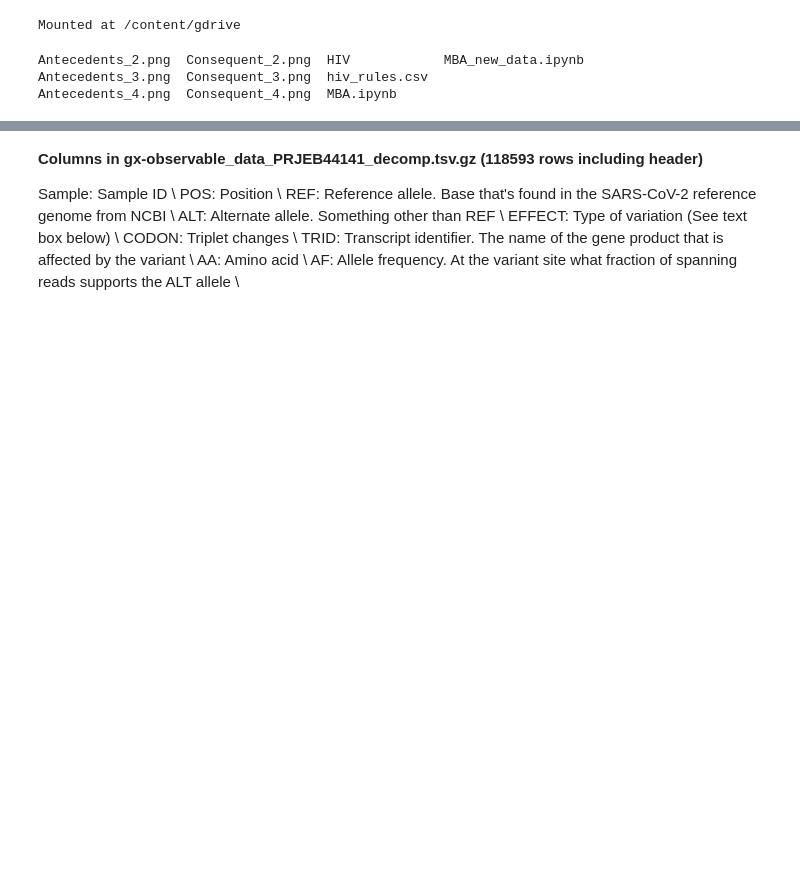
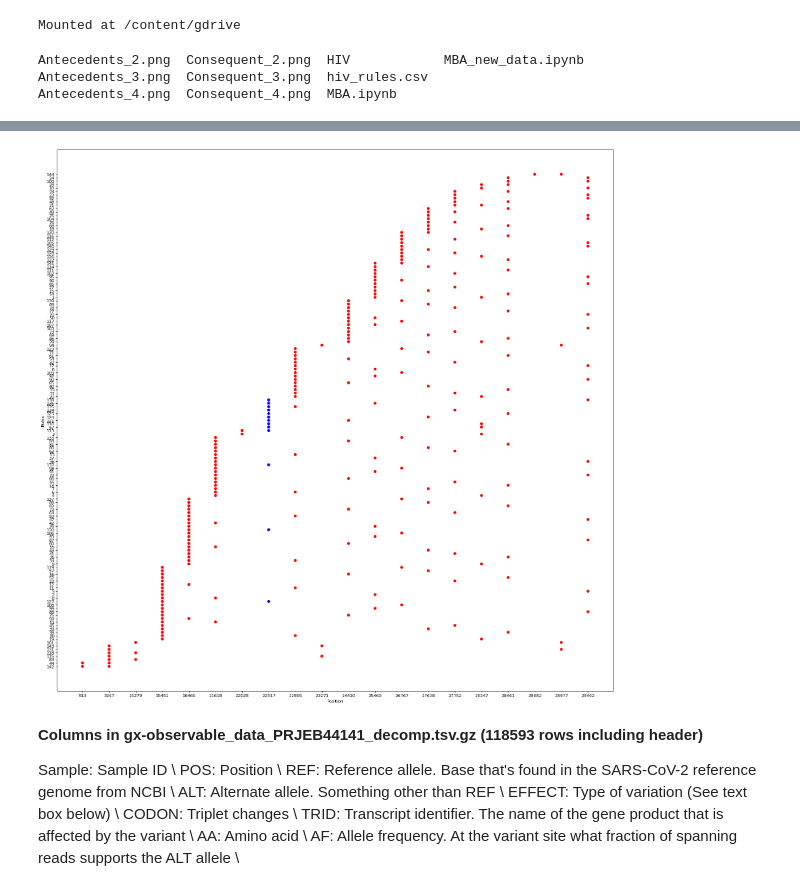
Before and after one commit to kxk302/MBA, a Jupyter notebook: MBA_new_data.ipynb, the cells around one changed output, grey strips where cells are left out. Cells and saved outputs as stored; diff of their text form; code cells hidden in the pictures; blank space fills up the shorter version.

```diff
--- a/MBA_new_data.ipynb
+++ b/MBA_new_data.ipynb
@@ -236,7 +268,7 @@ def get_association_rules(in_file, min_support=0.20, min_confidence=0.80, min_li
 
   return rules
 # %%
-pd.set_option('max_columns', 10, 'display.expand_frame_repr', False)
+pd.set_option('max_columns', 12, 'display.expand_frame_repr', False)
 pd.set_option('display.max_colwidth', None)
 
 effect = {
@@ -248,18 +280,84 @@ effect = {
     "FRAME_SHIFT": 6
 }
 
+def append_row_index_to_antecedents_lst(row):
+  ret_val = []
+  for x in row.antecedents_lst:
+    row_index_list = [row.rowIndex]
+    ret_val.append(row_index_list + x)
+  return ret_val
+
+def append_row_index_to_consequents_lst(row):
+  ret_val = []
+  for x in row.consequents_lst:
+    row_index_list = [row.rowIndex]
+    ret_val.append(row_index_list + x)
+  return ret_val
+
 rules = get_association_rules(in_file="https://github.com/kxk302/MBA/raw/new_data/data/gx-observable_data_PRJEB44141_decomp.tsv",
-                              min_support=0.250,
-                              min_confidence=0.800,
-                              min_lift=2.0,
-                              min_conviction=2.0,
-                              max_len=3,
+                              min_support=0.20,
+                              min_confidence=0.90,
+                              min_lift=2.00,
+                              min_conviction=2.00,
+                              max_len=2,
                               effect=effect)
 
 num_rules = rules.shape[0]
+print('\n\n')
 print('Number of rules: {}'.format(num_rules))
 print('Dataset association rules: ')
 rules = add_readable_rules(rules)
 rules.sort_values(by=["conviction"], ascending=False, inplace=True)
+rules.reset_index(inplace=True, drop=True)
+
+rules = rules[['antecedents_lst', 'consequents_lst']]
+rules['rowIndex'] = rules.apply(rowIndex, axis=1)
+rules['antecedents_idx'] = rules.apply(append_row_index_to_antecedents_lst, axis=1)
+rules['consequents_idx'] = rules.apply(append_row_index_to_consequents_lst, axis=1)
+rules['antecedents_len'] = rules['antecedents_lst'].apply(lambda x: len(x))
+rules['consequents_len'] = rules['consequents_lst'].apply(lambda x: len(x))
+print('\n\n')
 print(rules.head(num_rules))
+
+ant_lst = rules.antecedents_idx.to_list()
+ant_lst = list(itertools.chain(*ant_lst))
 print('\n\n')
+print("ant_lst length: {}".format(len(ant_lst)))
+print(rules.antecedents_len.sum())
+print(ant_lst)
+
+con_lst = rules.consequents_idx.to_list()
+con_lst = list(itertools.chain(*con_lst))
+print('\n\n')
+print("con_lst length: {}".format(len(con_lst)))
+print(rules.consequents_len.sum())
+print(con_lst)
+
+ant_con_list = ant_lst + con_lst
+print('\n\n')
+print("ant_con_list length: {}".format(len(ant_con_list)))
+print(ant_con_list)
+
+ant_con_color_list = []
+for item in ant_con_list:
+  if item[3] == 3:
+    ant_con_color_list.append(item + ['red'])
+  elif item[3] == 2:
+    ant_con_color_list.append(item + ['blue'])
+  elif item[3] == 1:
+    ant_con_color_list.append(item + ['green'])
+
+print('\n\n')
+print("ant_con_color_list length: {}".format(len(ant_con_color_list)))
+print(ant_con_color_list)
+
+figure(figsize=(24, 24), dpi=80)
+ant_con_color_list_sorted = sorted(ant_con_color_list, key=itemgetter(1))
+data = np.array(ant_con_color_list_sorted)
+colors = ['red','red','red','blue','red','blue']
+plt.title("")
+plt.xlabel("Position")
+plt.ylabel("Rules")
+plt.scatter(data[:,1], data[:,0], marker='o', c = data[:,4])
+plt.show()
+# %% [output]
@@ -266,3 +381,4 @@ print('\n\n')
+[figure, added]
 # %% [markdown]
 **Columns in gx-observable_data_PRJEB44141_decomp.tsv.gz (118593 rows including header)**
 
```
Also changed, not shown: parts of 2 cells of this notebook.
